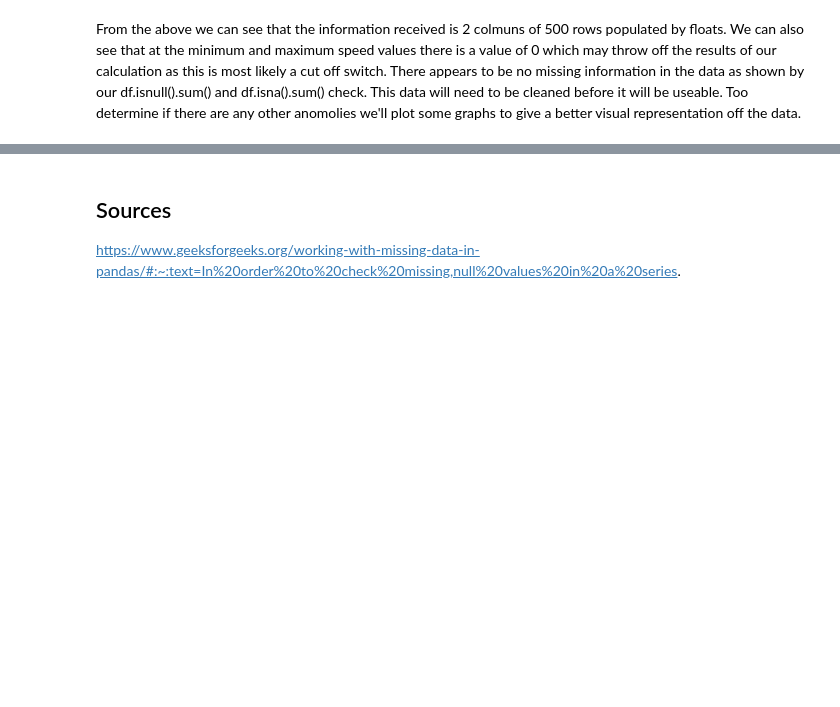
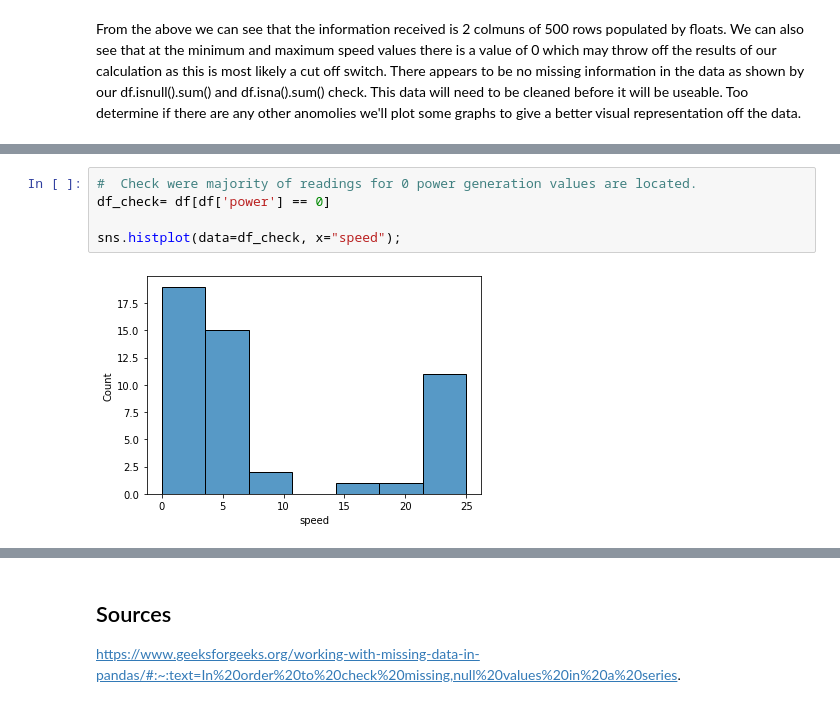
Before and after one commit to IanWafer/Machine-Learning-and-Statistics-Project, a Jupyter notebook: Machine Learning & Statistics Project.ipynb, the cells around one changed output, grey strips where cells are left out. Saved outputs shown, nothing was run; the diff lists cells and outputs as text; blank space fills up the shorter version.

```diff
--- a/Machine Learning & Statistics Project.ipynb
+++ b/Machine Learning & Statistics Project.ipynb
@@ -65,0 +71,7 @@ From theese graphs we can see that there are several  0 values along the graphs.
+# %%
+#  Check were majority of readings for 0 power generation values are located.
+df_check= df[df['power'] == 0]
+
+sns.histplot(data=df_check, x="speed");
+# %% [output]
+[figure, added]
```
Also changed, not shown: parts of 10 cells of this notebook, 1 other file.
